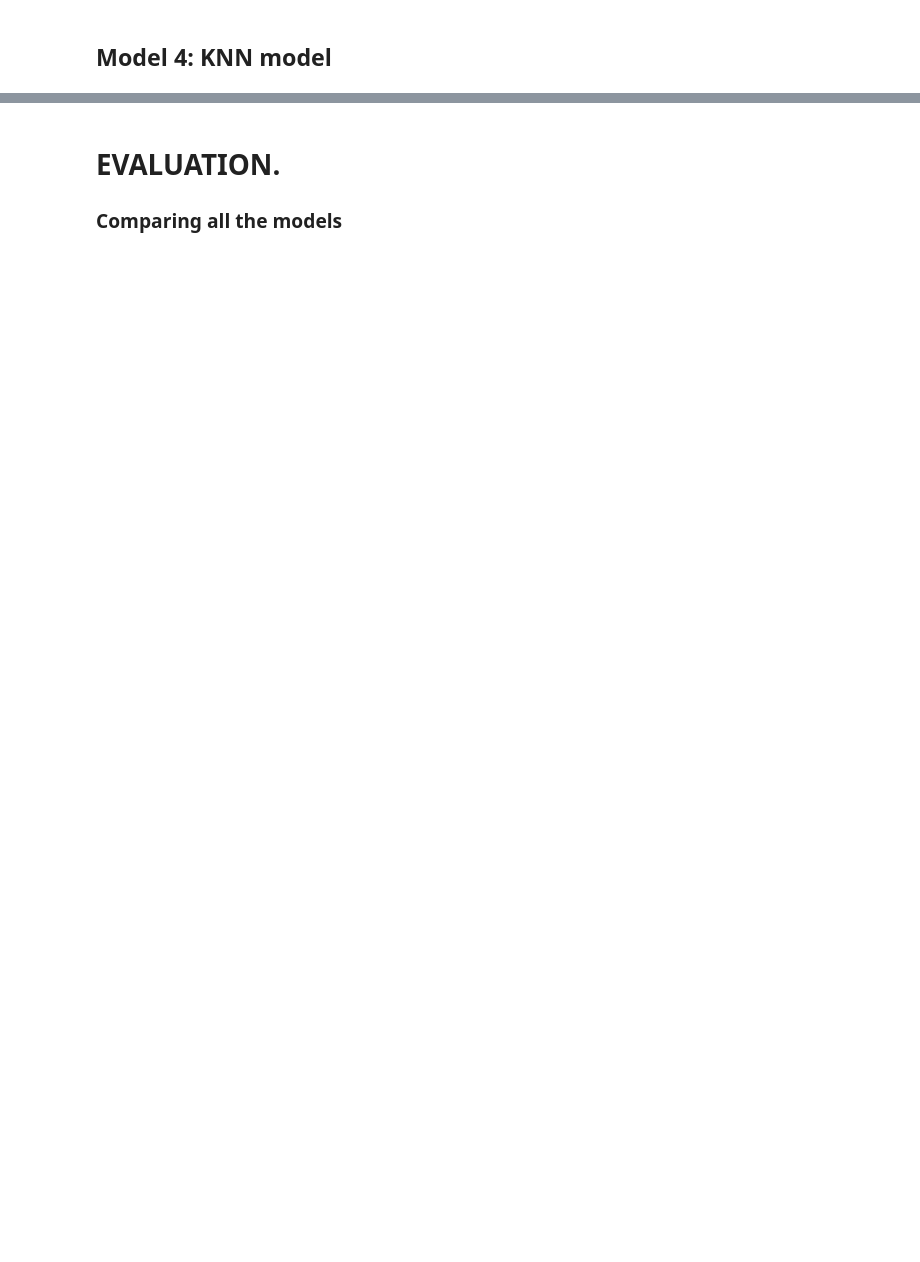
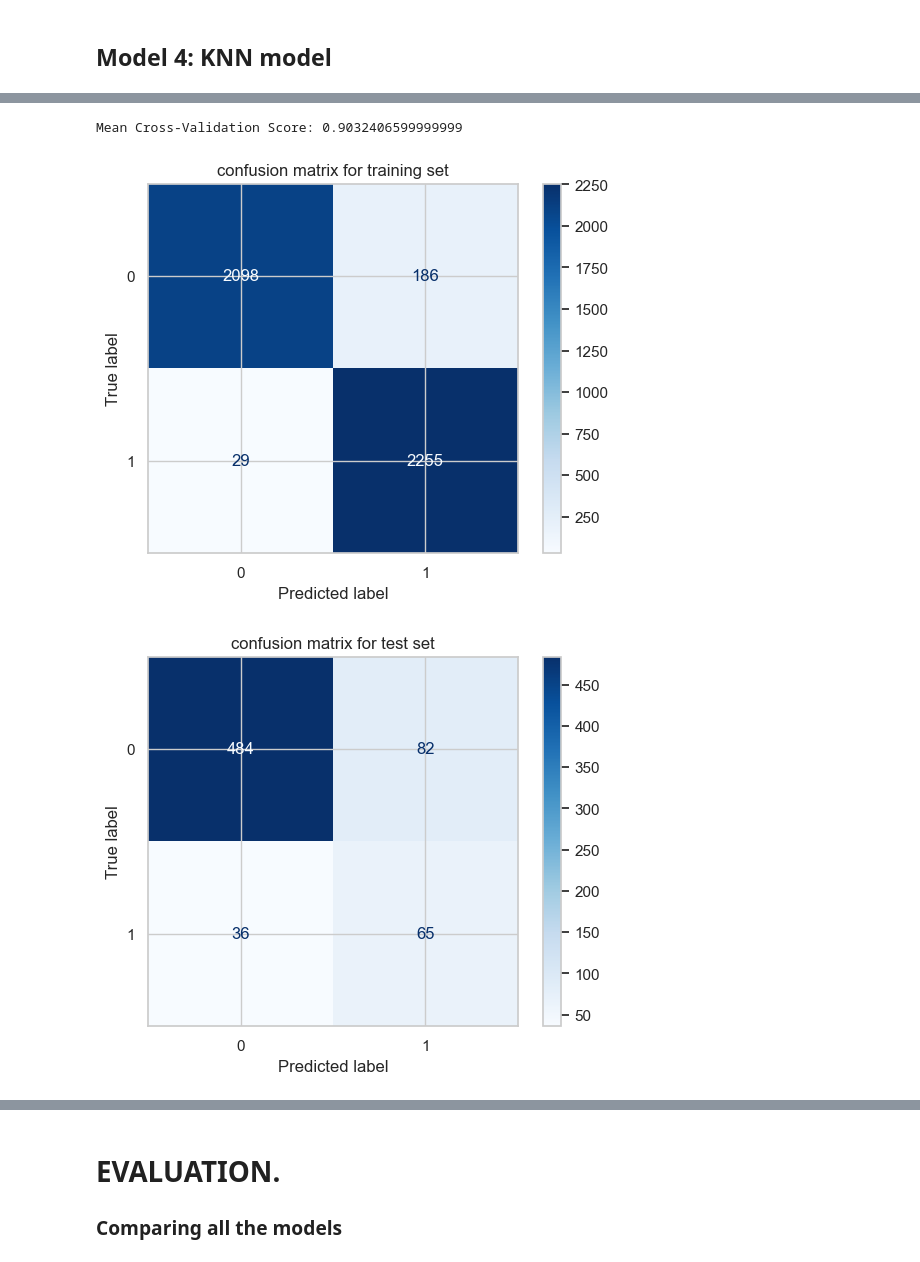
Before and after one commit to Kelsey-Maina/telcompany-customer-churn, a Jupyter notebook: telcompany-customer-churn.ipynb, the cells around one changed output, grey strips where cells are left out. Saved outputs shown, nothing was run; the diff lists cells and outputs as text; code cells hidden in the pictures; blank space fills up the shorter version.

```diff
--- a/telcompany-customer-churn.ipynb
+++ b/telcompany-customer-churn.ipynb
@@ -790,14 +841,20 @@ modeling(knn)
 # %%
-# list of cross-validation scores
-cross_validation_scores = [0.89237668, 0.90134529, 0.92227205, 0.91180867, 0.89835575, 0.90284006]
+#list of cross-validation scores
+cross_validation_scores = [0.89632546, 0.90682415, 0.91327201, 0.90144547, 0.89618922, 0.90538765]
 
-# calculate the mean of the cross-validation scores
+
+#calculate the mean of the cross-validation scores
 mean_cross_validation_score = sum(cross_validation_scores) / len(cross_validation_scores)
 
 print("Mean Cross-Validation Score:", mean_cross_validation_score)
+# %% [output]
+Mean Cross-Validation Score: 0.9032406599999999
 # %%
 # display confusion matrices from estimators and predictors
-conf_matrix(knn);
+conf_matrix(knn,X_train_scaled,X_test_scaled,y_train_resampled,y_test);
+# %% [output]
+[figure, added]
+[figure, added]
 # %% [markdown]
 Based on the evaluation results of the KNN model, the conclusions are:
 
```
Also changed, not shown: parts of 19 cells of this notebook.
